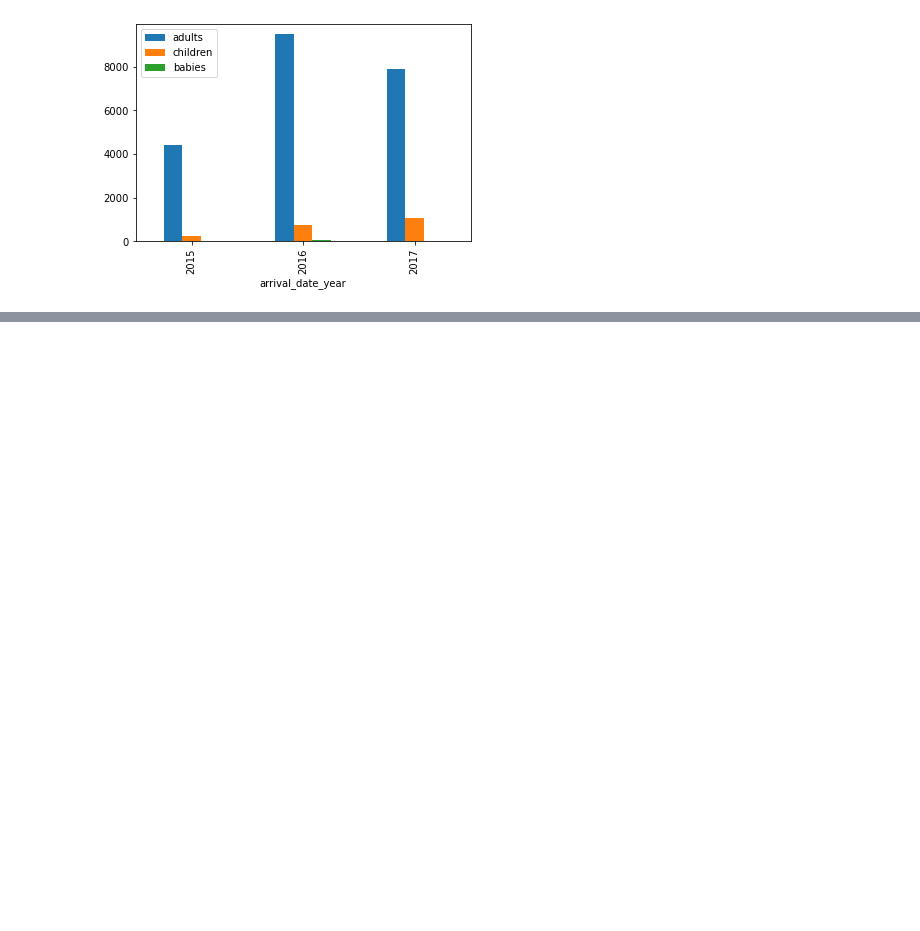
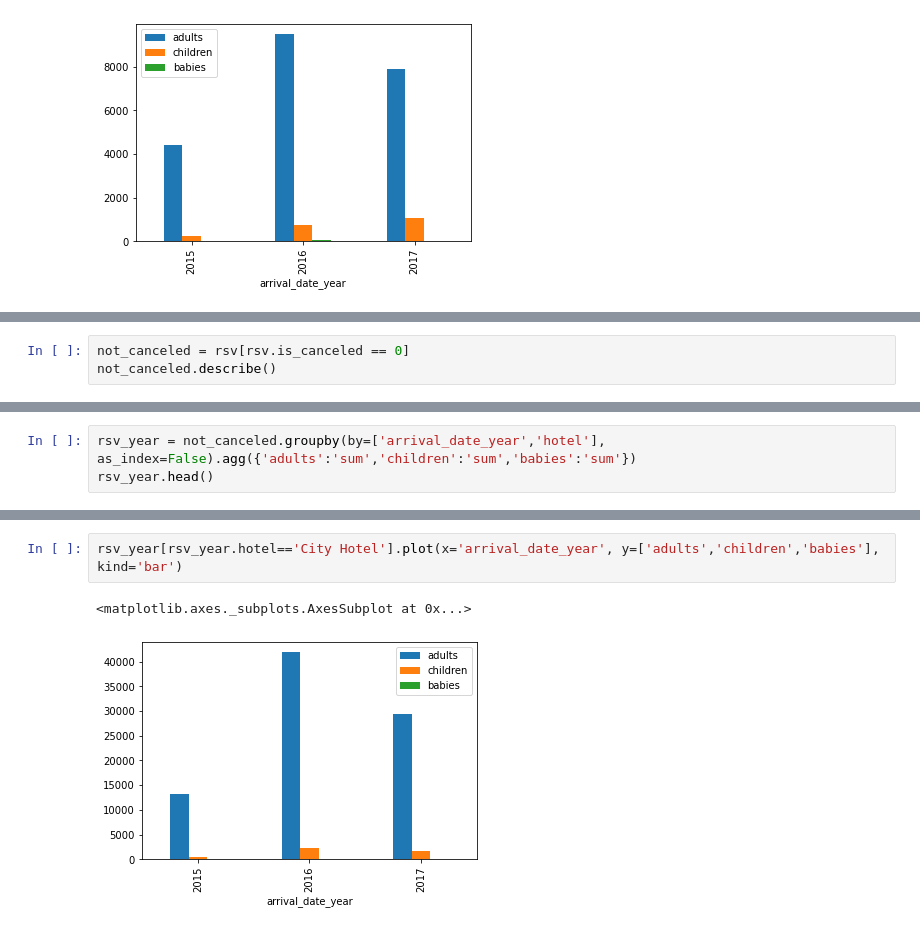
Before and after one commit to Cunillet/hotel_booking, a Jupyter notebook: explore_data.ipynb, the cells around one changed output, grey strips where cells are left out. Drawn from its saved outputs; the diff is of its cells as text; blank space fills up the shorter version.

Commit message:
review cancels over reservations and look for conclusions

```diff
--- a/explore_data.ipynb
+++ b/explore_data.ipynb
@@ -165,0 +179,3 @@ cancels_year[cancels_year.hotel=='Resort Hotel'].plot(x='arrival_date_year', y=[
+# %%
+not_canceled = rsv[rsv.is_canceled == 0]
+not_canceled.describe()
@@ -165,0 +192,3 @@ cancels_year[cancels_year.hotel=='Resort Hotel'].plot(x='arrival_date_year', y=[
+# %%
+rsv_year = not_canceled.groupby(by=['arrival_date_year','hotel'], as_index=False).agg({'adults':'sum','children':'sum','babies':'sum'})
+rsv_year.head()
@@ -165,0 +202,5 @@ cancels_year[cancels_year.hotel=='Resort Hotel'].plot(x='arrival_date_year', y=[
+# %%
+rsv_year[rsv_year.hotel=='City Hotel'].plot(x='arrival_date_year', y=['adults','children','babies'], kind='bar')
+# %% [output]
+<matplotlib.axes._subplots.AxesSubplot at 0x...>
+[figure, added]
```
Also changed, not shown: parts of 10 cells of this notebook.
